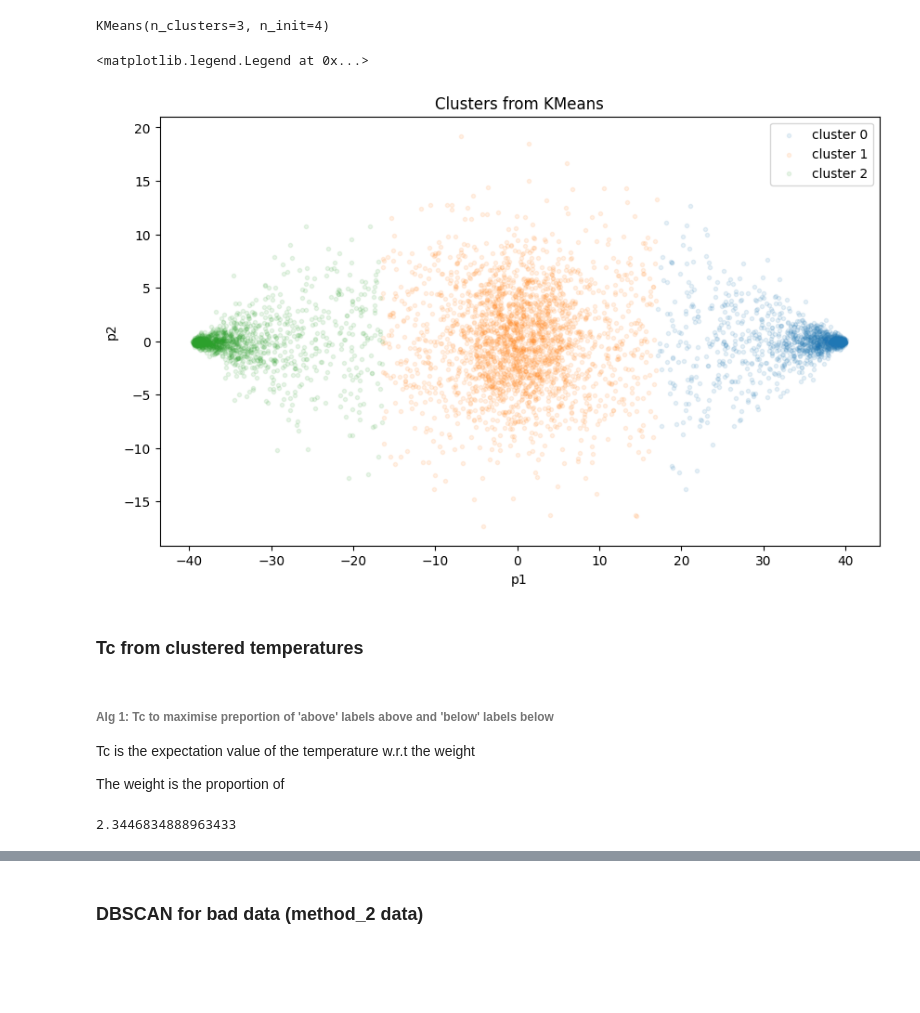
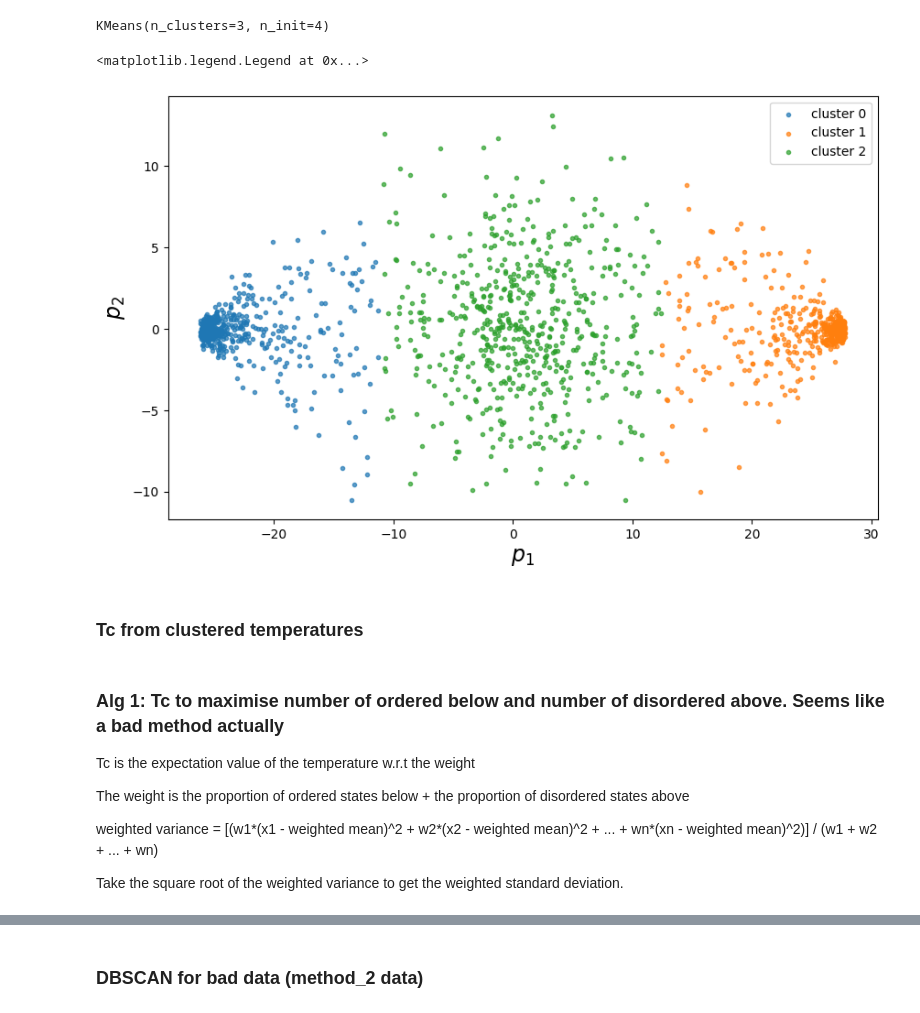
Before and after one commit to knottwill/Dilute-Ising-MachineLearning, a Jupyter notebook: Analysis.ipynb, the cells around one changed output, grey strips where cells are left out. Saved outputs shown, nothing was run; the diff lists cells and outputs as text; code cells hidden in the pictures; blank space fills up the shorter version.

```diff
--- a/Analysis.ipynb
+++ b/Analysis.ipynb
@@ -31,20 +45,23 @@ def show_state(state):
     img = reconstruct_lattice(state)
     _, ax = plt.subplots()
     ax.imshow(img, cmap=plt.get_cmap('gray'), interpolation="nearest")
+
+def load_data(method, L, x):
+    path = 'data/'+method+'/L='+str(L)+'_x='+str(x)
+    X = np.loadtxt(path+'_X.txt')
+    y = np.loadtxt(path+'_y.txt')
+
+    y, X = order_data(y, X)
+    return y, X
 # %% [markdown]
 ### Data
 # %%
-method = 'up_down'
-L = 40
-x = 1
+x = 0.9
 
-path = 'data/'+method+'/L='+str(L)+'_x='+str(x)
+y50, X50 = load_data(method='up_down', L=50, x=x)
+y40, X40 = load_data(method='up_down', L=40, x=x)
+y30, X30 = load_data(method='up_down', L=30, x=x)
 
-X = np.loadtxt(path+'_X.txt')
-y = np.loadtxt(path+'_y.txt')
-
-y, X = order_data(y, X)
-
-print(y.shape)
-get_details(y)
+print(y40.shape)
+get_details(y30)
 # %% [output]
@@ -315,6 +541,11 @@ for i,kT in enumerate(temps):
 # %% [markdown]
 ### Clustering with KMeans
 # %%
+reduced_data = PCA(n_components=2).fit_transform(X30)
+p1 = reduced_data[:, 0]
+p2 = reduced_data[:, 1]
+y = y30
+
 kmeans = KMeans(init="k-means++", n_clusters=3, n_init=4)
 kmeans.fit(reduced_data)
 # %% [output]
@@ -322,18 +553,17 @@ KMeans(n_clusters=3, n_init=4)
 # %%
 fig, ax = plt.subplots(figsize=(10, 6))
 
 cluster0 = reduced_data[kmeans.labels_ == 0]
 cluster1 = reduced_data[kmeans.labels_ == 1]
 cluster2 = reduced_data[kmeans.labels_ == 2]
 
-ax.scatter(cluster0[:, 0], cluster0[:, 1], alpha=0.1, marker='.', label='cluster 0')
-ax.scatter(cluster1[:, 0], cluster1[:, 1], alpha=0.1, marker='.', label='cluster 1')
-ax.scatter(cluster2[:, 0], cluster2[:, 1], alpha=0.1, marker='.', label='cluster 2')
+ax.scatter(cluster0[:, 0], cluster0[:, 1], alpha=0.7, marker='.', label='cluster 0')
+ax.scatter(cluster1[:, 0], cluster1[:, 1], alpha=0.7, marker='.', label='cluster 1')
+ax.scatter(cluster2[:, 0], cluster2[:, 1], alpha=0.7, marker='.', label='cluster 2')
 
-ax.set_title('Clusters from KMeans')
-ax.set_ylabel('p2')
-ax.set_xlabel('p1')
+ax.set_ylabel(r'$p_2$', fontsize=17)
+ax.set_xlabel(r'$p_1$', fontsize=17)
 ax.legend()
 # %% [output]
 <matplotlib.legend.Legend at 0x...>
-[figure, old version]
+[figure, new version]
@@ -340,32 +574,12 @@ ax.legend()
 # %% [markdown]
 ### Tc from clustered temperatures
 # %% [markdown]
-###### Alg 1: Tc to maximise preportion of 'above' labels above and 'below' labels below
+### Alg 1: Tc to maximise number of ordered below and number of disordered above. Seems like a bad method actually
 
 Tc is the expectation value of the temperature w.r.t the weight
 
-The weight is the proportion of
+The weight is the proportion of ordered states below + the proportion of disordered states above
+
+weighted variance = [(w1*(x1 - weighted mean)^2 + w2*(x2 - weighted mean)^2 + ... + wn*(xn - weighted mean)^2)] / (w1 + w2 + ... + wn)
+
+Take the square root of the weighted variance to get the weighted standard deviation.
-# %%
-labels = kmeans.labels_
-y = y # should already be in order ascending order
-
-n_ordered = np.count_nonzero(labels)
-n_disordered = len(y) - n_ordered
-
-def weight(labels, index):
-    O_B = np.count_nonzero(labels[:index])
-    O_A = np.count_nonzero(labels[index:])
-    D_B = len(labels[:index]) - O_B
-    D_A = len(labels[index:]) - O_A
-
-    if O_B+O_A+D_B+D_A != len(labels):
-        raise ValueError('somethings wrong brev')
-
-    return O_B/(O_A + O_B) + D_A/(D_A + D_B)
-
-weights = np.array([weight(labels, i) for i in range(len(y))])
-
-expected_Tc = np.sum(weights*y)/np.sum(weights)
-print(expected_Tc)
-# %% [output]
-2.3446834888963433
```
Also changed, not shown: parts of 55 cells of this notebook, 10 other files.
